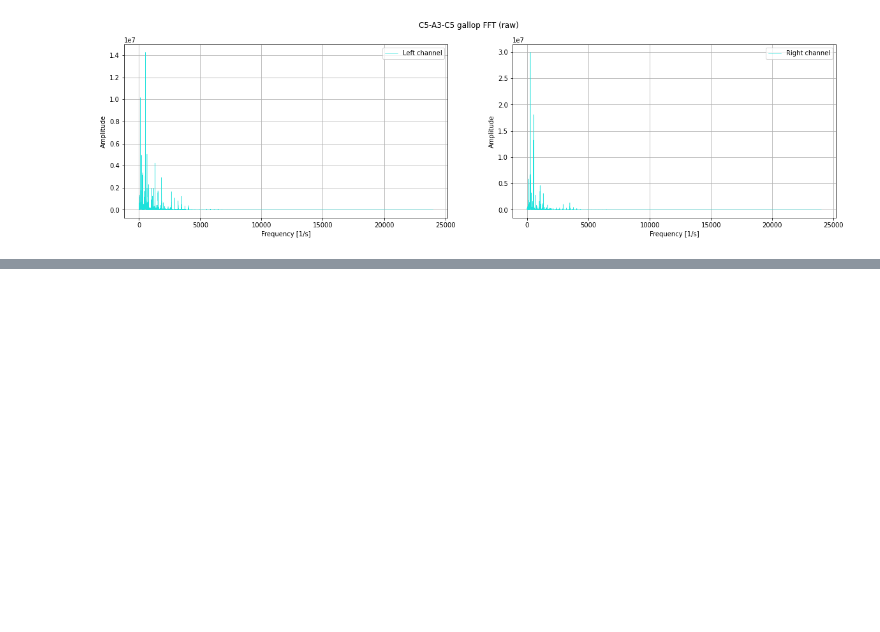
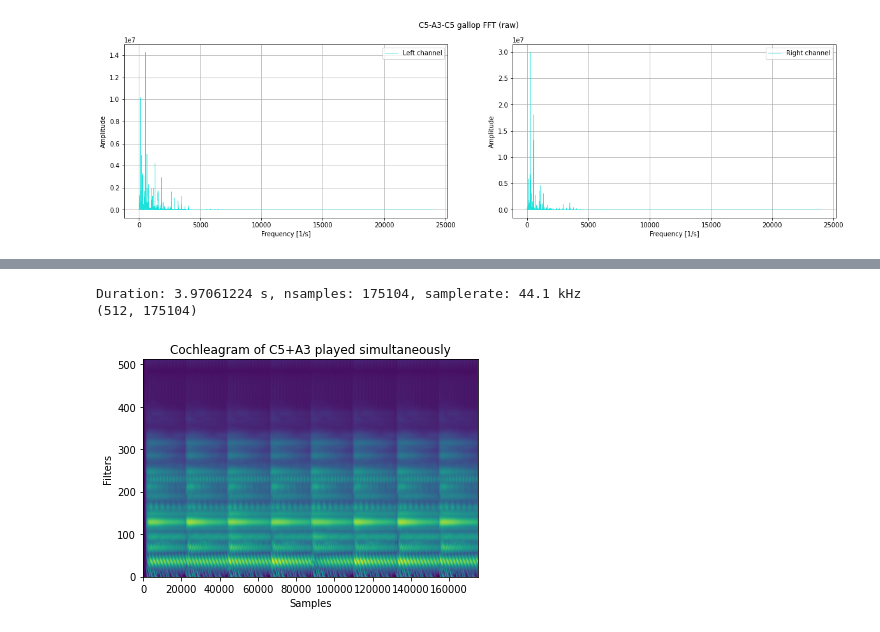
Before and after one commit to salveron/bachelors_thesis, a Jupyter notebook: notebooks/experiments.ipynb, the cells around one changed output, grey strips where cells are left out. Saved outputs shown, nothing was run; the diff lists cells and outputs as text; code cells hidden in the pictures; blank space fills up the shorter version.

```diff
--- a/notebooks/experiments.ipynb
+++ b/notebooks/experiments.ipynb
@@ -94,0 +148,20 @@ c5_a3_c5_lowpass_filtered = plot_lowpass_butterworth_filter("Filtered C5-A3-C5",
+# %%
+sound_c5_a3 = Sound.load(pjoin("..", "data", "simultaneous", "C5-A3.wav"))
+cf = erbspace(20*Hz, 20*kHz, 512)
+restructured = RestructureFilterbank(sound_c5_a3, indexmapping=[0])
+gammatone = Gammatone(restructured, cf)
+cochlea = FunctionFilterbank(gammatone, lambda x: clip(x, 0, Inf)**(1.0/3.0))
+lowpass = LowPass(cochlea, 10*Hz)
+output = lowpass.process()
+print(f"Duration: {sound_c5_a3.duration}, nsamples: {sound_c5_a3.nsamples}, "
+      f"samplerate: {sound_c5_a3.nsamples / sound_c5_a3.duration}")
+print(output.T.shape)
+imshow(output.T, origin='lower', aspect='auto', vmin=0)
+title("Cochleagram of C5+A3 played simultaneously")
+xlabel("Samples")
+ylabel("Filters")
+show()
+# %% [output]
+Duration: 3.97061224 s, nsamples: 175104, samplerate: 44.1 kHz
+(512, 175104)
+[figure, added]
```
Also changed, not shown: parts of 7 cells of this notebook, 4 other files.
